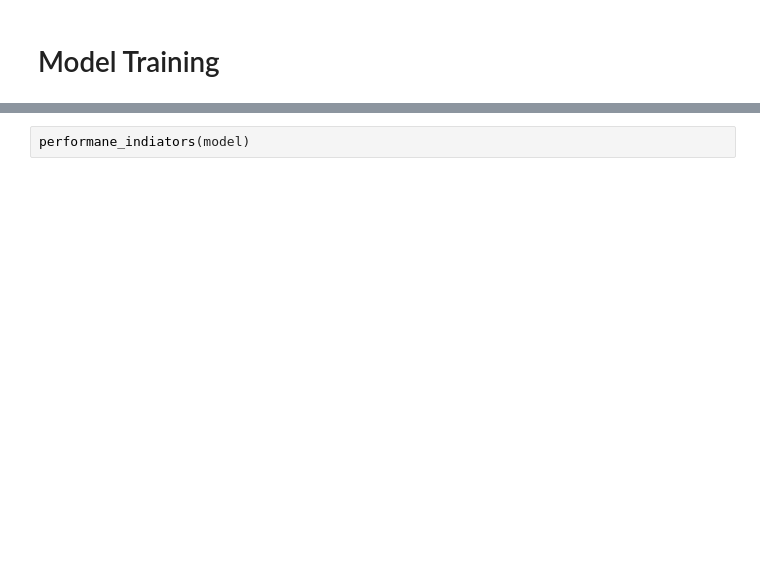
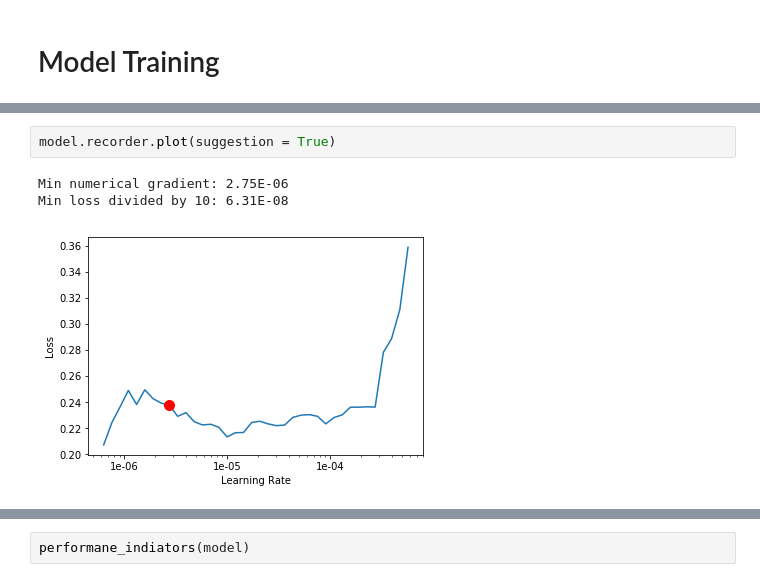
Before and after one commit to Younes-Charfaoui/ML-Projects, a Jupyter notebook: deep_learning/dog_breed_cnn/CNN_Dog_Breed_Project.ipynb, the cells around one changed output, grey strips where cells are left out. Cells and saved outputs as stored; diff of their text form; blank space fills up the shorter version.

```diff
--- a/deep_learning/dog_breed_cnn/CNN_Dog_Breed_Project.ipynb
+++ b/deep_learning/dog_breed_cnn/CNN_Dog_Breed_Project.ipynb
@@ -162,0 +171,6 @@ model.fit_one_cycle(10)
+# %%
+model.recorder.plot(suggestion = True)
+# %% [output]
+Min numerical gradient: 2.75E-06
+Min loss divided by 10: 6.31E-08
+[figure, added]
```
Also changed, not shown: parts of 4 cells of this notebook.
